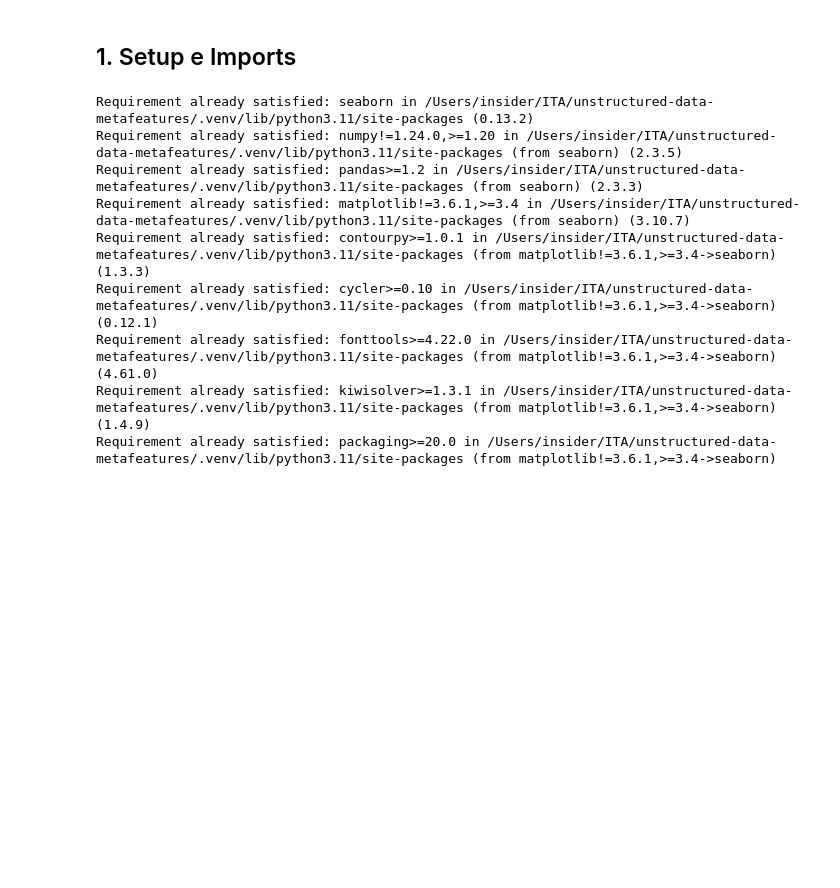
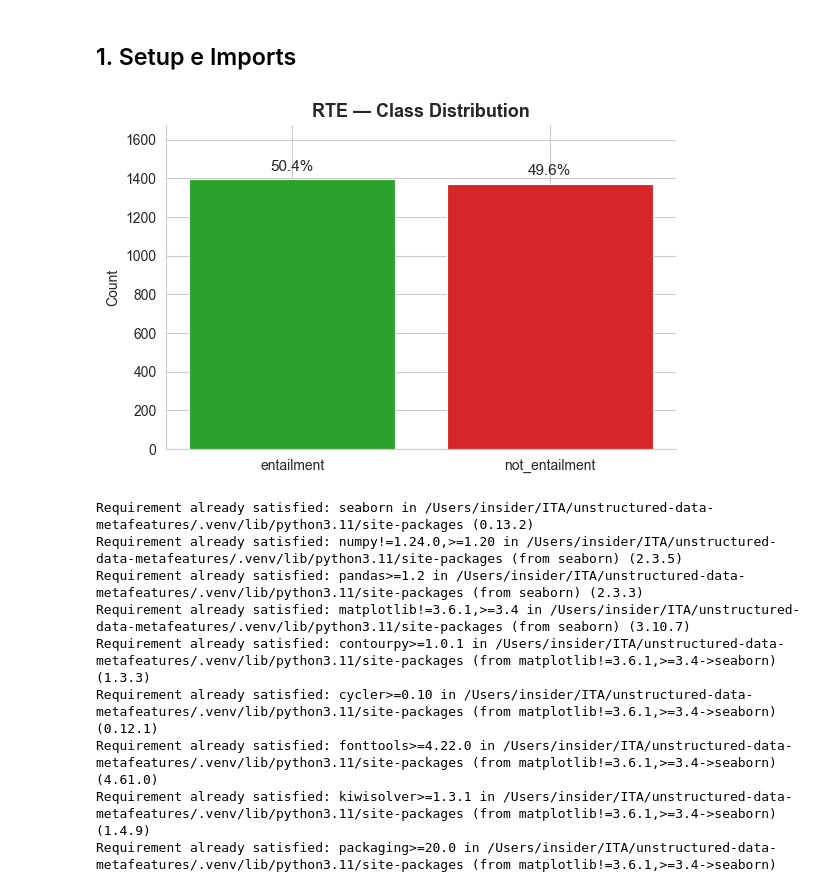
Before and after one commit to DouglasBergamim/unstructured-data-metafeatures, a Jupyter notebook: Notebooks/test_features_extraction.ipynb, the cells around one changed output. Saved outputs shown, nothing was run; the diff lists cells and outputs as text; code cells hidden in the pictures; blank space fills up the shorter version.

```diff
--- a/Notebooks/test_features_extraction.ipynb
+++ b/Notebooks/test_features_extraction.ipynb
@@ -10,6 +10,37 @@ Este notebook testa todas as funcionalidades do módulo `features_extraction`, i
 - Configurações customizadas
 # %% [markdown]
 ## 1. Setup e Imports
+# %%
+from datasets import load_dataset
+from collections import Counter
+import matplotlib.pyplot as plt
+
+ds = load_dataset("glue", "rte")
+label_names = ds["train"].features["label"].names  # ['entailment', 'not_entailment']
+
+all_labels = list(ds["train"]["label"]) + list(ds["validation"]["label"])
+counts = Counter(all_labels)
+labels = [label_names[k] for k in sorted(counts)]
+values = [counts[k] for k in sorted(counts)]
+colors = ["#2ca02c", "#d62728"]  # green / red
+
+fig, ax = plt.subplots(figsize=(6, 4))
+bars = ax.bar(labels, values, color=colors, edgecolor="white", linewidth=0.8)
+ax.set_title("RTE — Class Distribution", fontsize=13, fontweight="bold")
+ax.set_ylabel("Count")
+ax.set_ylim(0, max(values) * 1.2)
+ax.spines[["top", "right"]].set_visible(False)
+
+for bar, v in zip(bars, values):
+    pct = v / sum(values) * 100
+    ax.text(bar.get_x() + bar.get_width() / 2, bar.get_height() + max(values) * 0.02,
+        f"{pct:.1f}%", ha="center", va="bottom", fontsize=11)
+
+
+plt.tight_layout()
+plt.show()
+# %% [output]
+[figure, added]
 # %%
 !pip install seaborn
 # %% [output]
```
Also changed, not shown: parts of 10 cells of this notebook, 7 other files.
